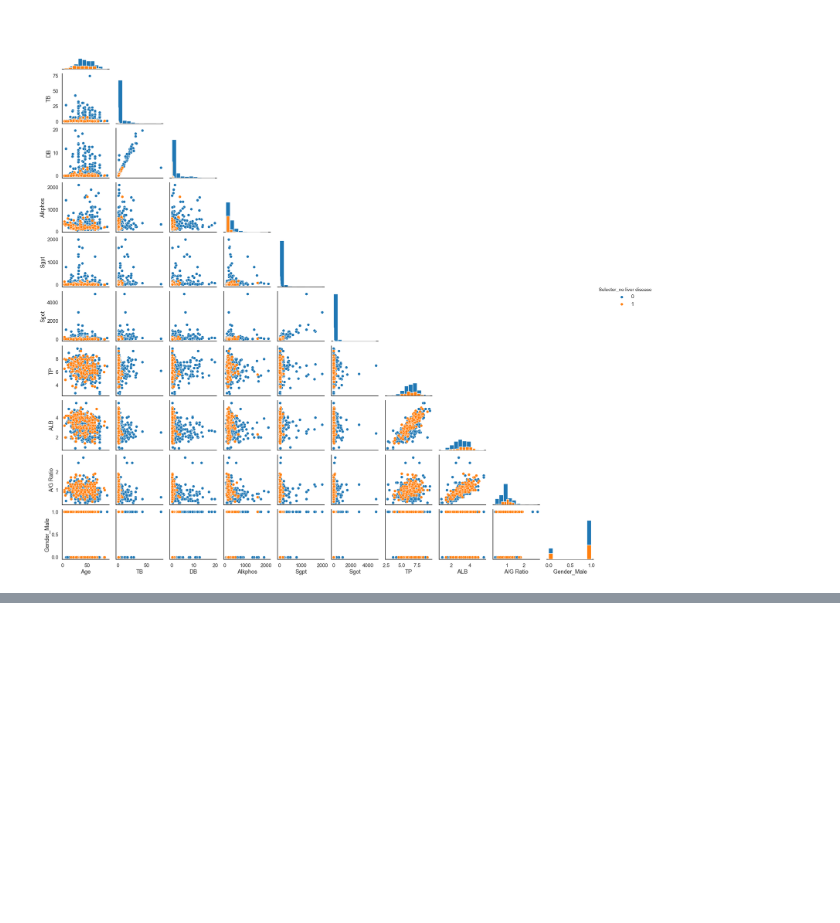
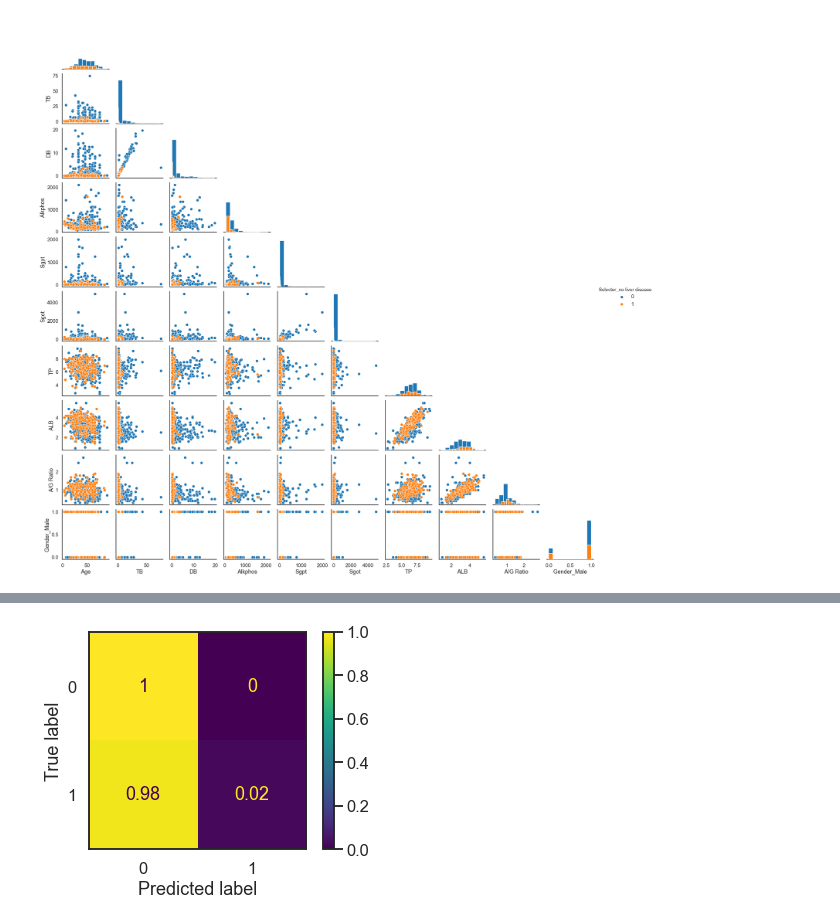
Before and after one commit to gkrampah/Classifiers, a Jupyter notebook: project.ipynb, the cells around one changed output, grey strips where cells are left out. Drawn from its saved outputs; the diff is of its cells as text; code cells hidden in the pictures; blank space fills up the shorter version.

```diff
--- a/project.ipynb
+++ b/project.ipynb
@@ -390,19 +417,23 @@ Here, the data is split into traing and test sets for the sole purpose of evalua
 # %%
-
 # Get the split indexes
-# This creates a generator to ensure equal proportions in both train and test sets
-strat_shuf_split = StratifiedShuffleSplit(n_splits=1, test_size=0.3, random_state=42)
+# This creates a generator to ensure equal proportions in both train and test sets and generally ussed for a skewed data
+# strat_shuf_split = StratifiedShuffleSplit(
+#     n_splits=1, test_size=0.3, random_state=42)
 
 # Get the index values from the generator
-train_idx, test_idx = next(strat_shuf_split.split(X, y))
+# train_idx, test_idx = next(strat_shuf_split.split(X, y))
 
 # print(train_idx)
 # Create the data sets
-X_train = X.iloc[train_idx, :]
-y_train = y.iloc[train_idx]
+# X_train = X.iloc[train_idx, :]
+# y_train = y.iloc[train_idx]
 
-X_test = X.iloc[test_idx, :]
-y_test = y.iloc[test_idx]
+# X_test = X.iloc[test_idx, :]
+# y_test = y.iloc[test_idx]
+
+X_train, X_test, y_train, y_test = train_test_split(
+    X, y, test_size=0.3, random_state=42
+)
 
 print("X_train shape: ", X_train.shape)
 print(" ")
@@ -440 +471,5 @@ proportions of y_test:
 Name: Selector_no liver disease, dtype: float64
+# %%
+scaler = StandardScaler()  # MinMaxScaler()
+X_train_s = scaler.fit_transform(X_train)
+X_test_s = scaler.transform(X_test)
@@ -440,0 +556,10 @@ Name: Selector_no liver disease, dtype: float64
+# %%
+sns.set_context("talk")
+cm = confusion_matrix(y_test, y_pred, normalize="true")
+disp = ConfusionMatrixDisplay(
+    confusion_matrix=cm, display_labels=grid_search_logreg.classes_
+)
+disp.plot()
+plt.show()
+# %% [output]
+[figure, added]
```
Also changed, not shown: parts of 23 cells of this notebook.
